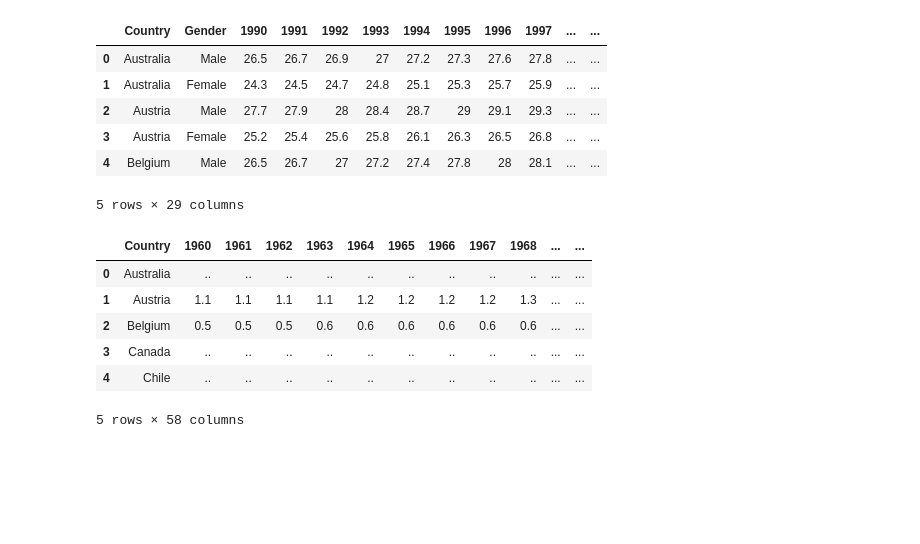
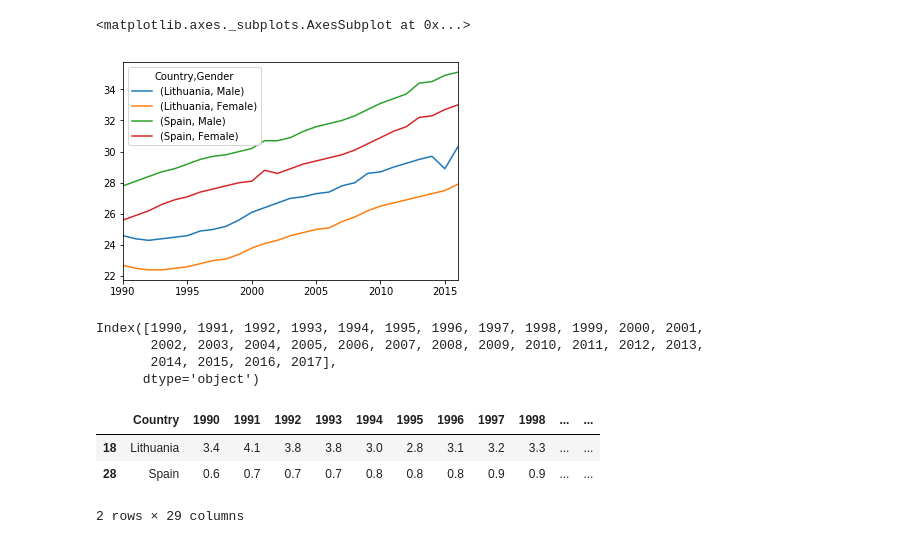
Before and after one commit to VilmaDaukantaite/your-own-project, a Jupyter notebook: data_cleaning_workbook.ipynb, the cells around one changed output. Saved outputs shown, nothing was run; the diff lists cells and outputs as text; code cells hidden in the pictures; blank space fills up the shorter version.

```diff
--- a/data_cleaning_workbook.ipynb
+++ b/data_cleaning_workbook.ipynb
@@ -20,25 +28,44 @@ mean_age_marriages["Country"] = mean_age_marriages["Country"].ffill()
-# %%
-mean_age_marriages.head()
-# %% [output]
-|  | Country | Gender | 1990 | 1991 | 1992 | 1993 | 1994 | 1995 | 1996 | 1997 | ... | ... |
-| 0 | Australia | Male | 26.5 | 26.7 | 26.9 | 27 | 27.2 | 27.3 | 27.6 | 27.8 | ... | ... |
-| 1 | Australia | Female | 24.3 | 24.5 | 24.7 | 24.8 | 25.1 | 25.3 | 25.7 | 25.9 | ... | ... |
-| 2 | Austria | Male | 27.7 | 27.9 | 28 | 28.4 | 28.7 | 29 | 29.1 | 29.3 | ... | ... |
-| 3 | Austria | Female | 25.2 | 25.4 | 25.6 | 25.8 | 26.1 | 26.3 | 26.5 | 26.8 | ... | ... |
-| 4 | Belgium | Male | 26.5 | 26.7 | 27 | 27.2 | 27.4 | 27.8 | 28 | 28.1 | ... | ... |
-5 rows × 29 columns
+# %%
+#Selecting only Spain and Lithuania
+mean_age_marriages_select = mean_age_marriages.get((mean_age_marriages.Country == "Spain") |
+                                                   (mean_age_marriages.Country == "Lithuania"))
+# %%
+# Reseting index
+mean_age_marriages_select.set_index(["Country", "Gender"], inplace = True)
+# %%
+# Filling missing values in 2012 for Lithuania
+mean_age_marriages_select = mean_age_marriages_select.interpolate(axis=1)
+# %%
+
+
+mean_age_marriages_select.T.plot()
+# %% [output]
+<matplotlib.axes._subplots.AxesSubplot at 0x...>
+[figure, added]
 # %%
 #Reading in divorce sheet
 divorce = pd.read_excel("SF_3_1_Marriage_divorce_rates.xlsx", sheet_name= 'DivorceRate', header = 3, skipfooter = 17)
 # %%
 #dropping Note column as it has no valuable info
-divorce = divorce.drop(columns = ["Note"])
-divorce.head()
+divorce = divorce.drop(columns = ["Note", 1960, 1961, 1962, 1963, 1964, 1965, 1966, 1967, 1968, 1969, 1970, 1971,
+       1972, 1973, 1974, 1975, 1976, 1977, 1978, 1979, 1980, 1981, 1982, 1983, 1984, 1985, 1986, 1987, 1988, 1989])
-# %% [output]
-|  | Country | 1960 | 1961 | 1962 | 1963 | 1964 | 1965 | 1966 | 1967 | 1968 | ... | ... |
-| 0 | Australia | .. | .. | .. | .. | .. | .. | .. | .. | .. | ... | ... |
-| 1 | Austria | 1.1 | 1.1 | 1.1 | 1.1 | 1.2 | 1.2 | 1.2 | 1.2 | 1.3 | ... | ... |
-| 2 | Belgium | 0.5 | 0.5 | 0.5 | 0.6 | 0.6 | 0.6 | 0.6 | 0.6 | 0.6 | ... | ... |
-| 3 | Canada | .. | .. | .. | .. | .. | .. | .. | .. | .. | ... | ... |
-| 4 | Chile | .. | .. | .. | .. | .. | .. | .. | .. | .. | ... | ... |
-5 rows × 58 columns
+# %%
+# the data was read in as object due to missing values. Selecting columns to convert to numeric
+cols = divorce.columns.drop('Country', "Gender")
+cols
+# %% [output]
+Index([1990, 1991, 1992, 1993, 1994, 1995, 1996, 1997, 1998, 1999, 2000, 2001,
+       2002, 2003, 2004, 2005, 2006, 2007, 2008, 2009, 2010, 2011, 2012, 2013,
+       2014, 2015, 2016, 2017],
+      dtype='object')
+# %%
+# converting to numeric
+divorce[cols] = divorce[cols].apply(pd.to_numeric, errors='coerce')
+
+divorce_select = divorce.get((divorce.Country == "Spain") | (divorce.Country == "Lithuania"))
+divorce_select
+# %% [output]
+|  | Country | 1990 | 1991 | 1992 | 1993 | 1994 | 1995 | 1996 | 1997 | 1998 | ... | ... |
+| 18 | Lithuania | 3.4 | 4.1 | 3.8 | 3.8 | 3.0 | 2.8 | 3.1 | 3.2 | 3.3 | ... | ... |
+| 28 | Spain | 0.6 | 0.7 | 0.7 | 0.7 | 0.8 | 0.8 | 0.8 | 0.9 | 0.9 | ... | ... |
+2 rows × 29 columns
```
Also changed, not shown: parts of 34 cells of this notebook.
